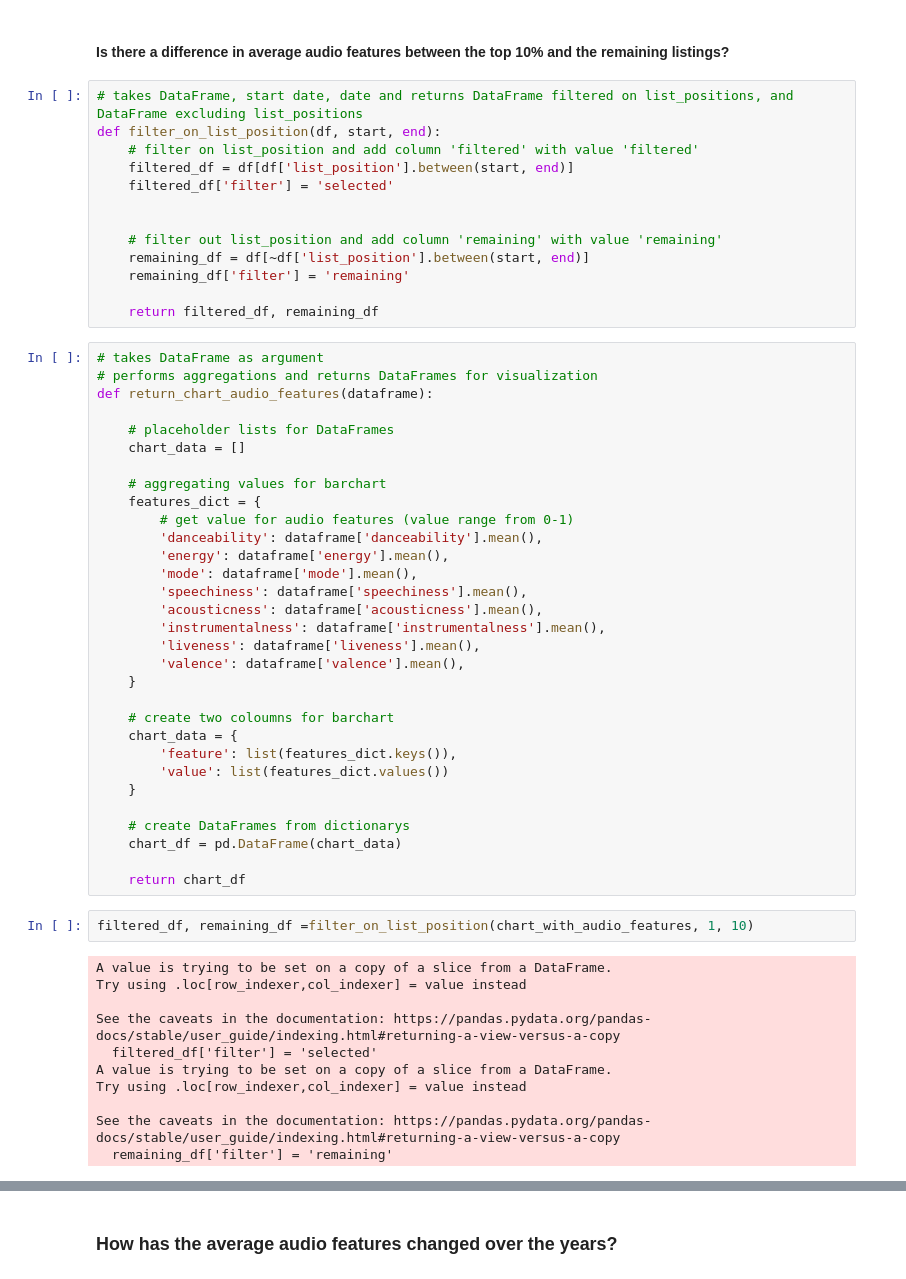
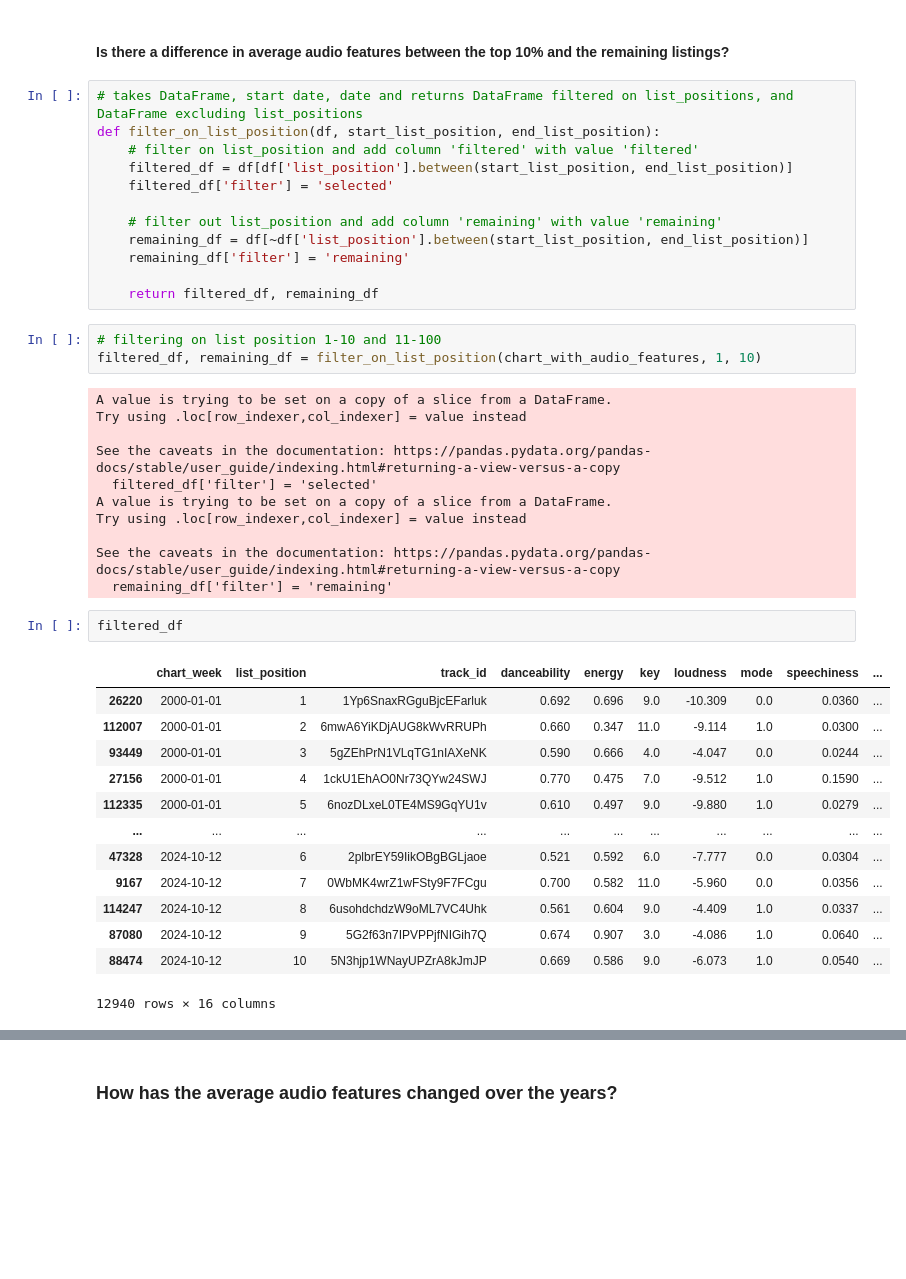
Before and after one commit to guillermocontp/recommendation-system, a Jupyter notebook: analysis.ipynb, the cells around one changed output, grey strips where cells are left out. Cells and saved outputs as stored; diff of their text form; blank space fills up the shorter version.

```diff
--- a/analysis.ipynb
+++ b/analysis.ipynb
@@ -1568,50 +1317,19 @@ plt.show()
 #### Is there a difference in average audio features between the top 10% and the remaining listings?
 # %%
 # takes DataFrame, start date, date and returns DataFrame filtered on list_positions, and DataFrame excluding list_positions
-def filter_on_list_position(df, start, end):
+def filter_on_list_position(df, start_list_position, end_list_position):
     # filter on list_position and add column 'filtered' with value 'filtered'
-    filtered_df = df[df['list_position'].between(start, end)]
+    filtered_df = df[df['list_position'].between(start_list_position, end_list_position)]
     filtered_df['filter'] = 'selected'
 
-
     # filter out list_position and add column 'remaining' with value 'remaining'
-    remaining_df = df[~df['list_position'].between(start, end)]
+    remaining_df = df[~df['list_position'].between(start_list_position, end_list_position)]
     remaining_df['filter'] = 'remaining'
 
     return filtered_df, remaining_df
-# %%
-# takes DataFrame as argument
-# performs aggregations and returns DataFrames for visualization
-def return_chart_audio_features(dataframe):
-
-    # placeholder lists for DataFrames
-    chart_data = []
-
-    # aggregating values for barchart
-    features_dict = {
-        # get value for audio features (value range from 0-1)
-        'danceability': dataframe['danceability'].mean(),
-        'energy': dataframe['energy'].mean(),
-        'mode': dataframe['mode'].mean(),
-        'speechiness': dataframe['speechiness'].mean(),
-        'acousticness': dataframe['acousticness'].mean(),
-        'instrumentalness': dataframe['instrumentalness'].mean(),
-        'liveness': dataframe['liveness'].mean(),
-        'valence': dataframe['valence'].mean(),
-    }
-
-    # create two coloumns for barchart
-    chart_data = {
-        'feature': list(features_dict.keys()),
-        'value': list(features_dict.values())
-    }
-
-    # create DataFrames from dictionarys
-    chart_df = pd.DataFrame(chart_data)
-
-    return chart_df
 # %%
-filtered_df, remaining_df =filter_on_list_position(chart_with_audio_features, 1, 10)
+# filtering on list position 1-10 and 11-100
+filtered_df, remaining_df = filter_on_list_position(chart_with_audio_features, 1, 10)
 # %% [output]
 A value is trying to be set on a copy of a slice from a DataFrame.
 Try using .loc[row_indexer,col_indexer] = value instead
@@ -1623,4 +1341,20 @@ Try using .loc[row_indexer,col_indexer] = value instead
 
 See the caveats in the documentation: https://pandas.pydata.org/pandas-docs/stable/user_guide/indexing.html#returning-a-view-versus-a-copy
   remaining_df['filter'] = 'remaining'
+# %%
+filtered_df
+# %% [output]
+|  | chart_week | list_position | track_id | danceability | energy | key | loudness | mode | speechiness | ... |
+| 26220 | 2000-01-01 | 1 | 1Yp6SnaxRGguBjcEFarluk | 0.692 | 0.696 | 9.0 | -10.309 | 0.0 | 0.0360 | ... |
+| 112007 | 2000-01-01 | 2 | 6mwA6YiKDjAUG8kWvRRUPh | 0.660 | 0.347 | 11.0 | -9.114 | 1.0 | 0.0300 | ... |
+| 93449 | 2000-01-01 | 3 | 5gZEhPrN1VLqTG1nIAXeNK | 0.590 | 0.666 | 4.0 | -4.047 | 0.0 | 0.0244 | ... |
+| 27156 | 2000-01-01 | 4 | 1ckU1EhAO0Nr73QYw24SWJ | 0.770 | 0.475 | 7.0 | -9.512 | 1.0 | 0.1590 | ... |
+| 112335 | 2000-01-01 | 5 | 6nozDLxeL0TE4MS9GqYU1v | 0.610 | 0.497 | 9.0 | -9.880 | 1.0 | 0.0279 | ... |
+| ... | ... | ... | ... | ... | ... | ... | ... | ... | ... | ... |
+| 47328 | 2024-10-12 | 6 | 2plbrEY59IikOBgBGLjaoe | 0.521 | 0.592 | 6.0 | -7.777 | 0.0 | 0.0304 | ... |
+| 9167 | 2024-10-12 | 7 | 0WbMK4wrZ1wFSty9F7FCgu | 0.700 | 0.582 | 11.0 | -5.960 | 0.0 | 0.0356 | ... |
+| 114247 | 2024-10-12 | 8 | 6usohdchdzW9oML7VC4Uhk | 0.561 | 0.604 | 9.0 | -4.409 | 1.0 | 0.0337 | ... |
+| 87080 | 2024-10-12 | 9 | 5G2f63n7IPVPPjfNIGih7Q | 0.674 | 0.907 | 3.0 | -4.086 | 1.0 | 0.0640 | ... |
+| 88474 | 2024-10-12 | 10 | 5N3hjp1WNayUPZrA8kJmJP | 0.669 | 0.586 | 9.0 | -6.073 | 1.0 | 0.0540 | ... |
+12940 rows × 16 columns
 # %%
```
Also changed, not shown: parts of 77 cells of this notebook, 2 other files.
